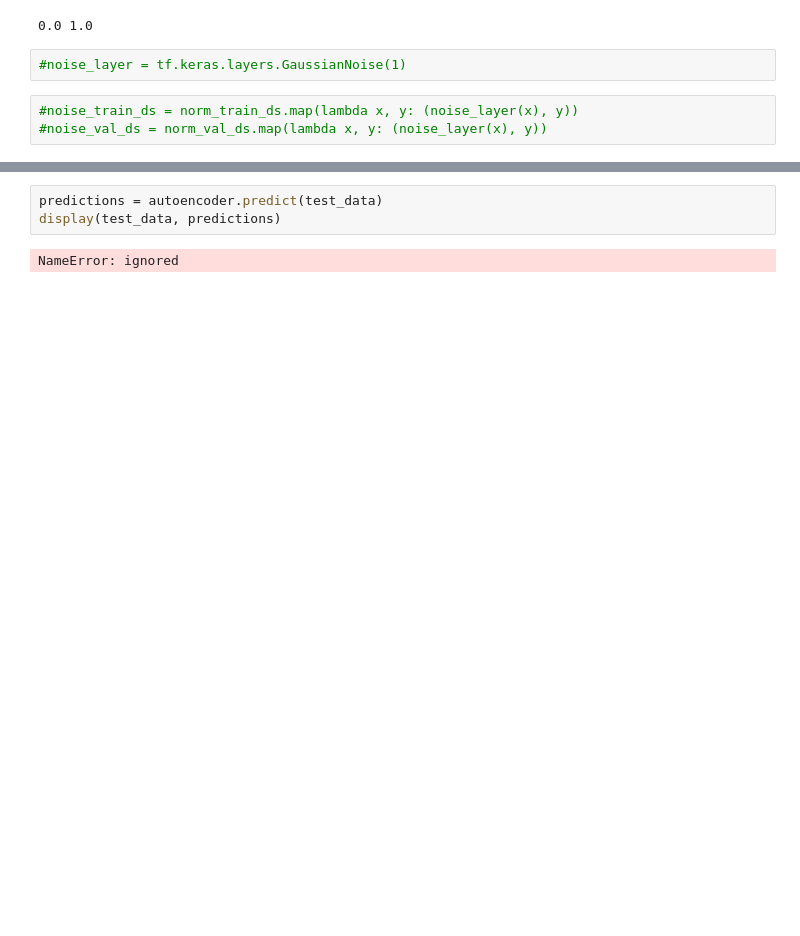
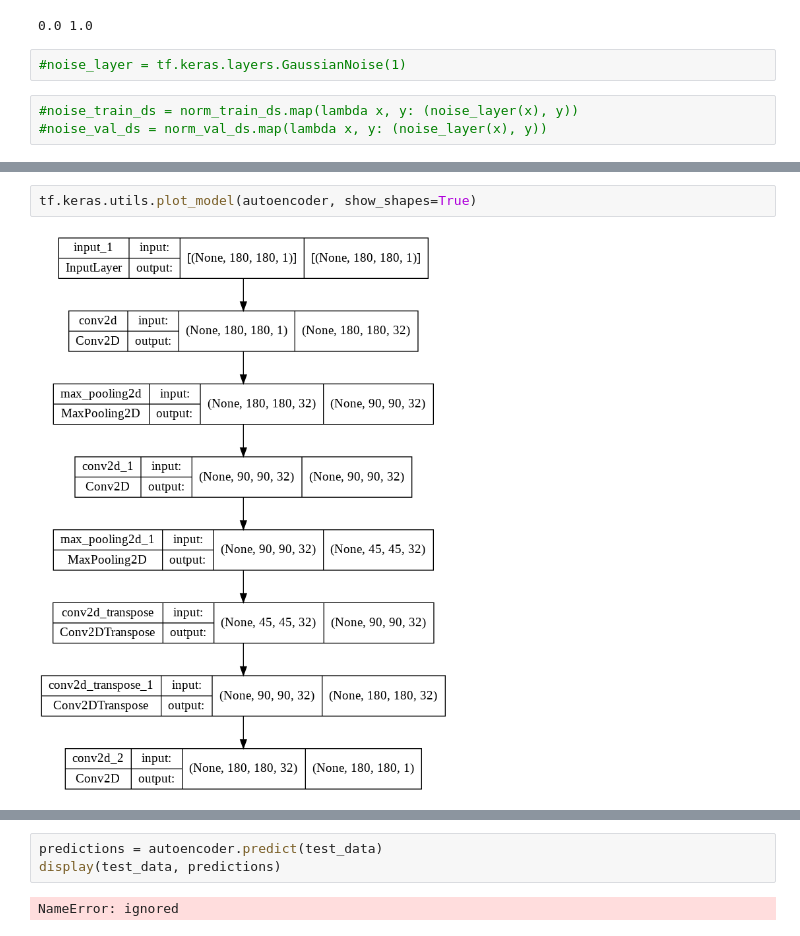
Before and after one commit to manuel-suarez/denoising-tests, a Jupyter notebook: Convolutional_autoencoder_for_image_denoising_(flower).ipynb, the cells around one changed output, grey strips where cells are left out. Drawn from its saved outputs; the diff is of its cells as text; blank space fills up the shorter version.

```diff
--- a/Convolutional_autoencoder_for_image_denoising_(flower).ipynb
+++ b/Convolutional_autoencoder_for_image_denoising_(flower).ipynb
@@ -106,2 +105,6 @@ _________________________________________________________________
+# %%
+tf.keras.utils.plot_model(autoencoder, show_shapes=True)
+# %% [output]
+[figure, added]
 # %%
 autoencoder.fit(
```
Also changed, not shown: parts of 5 cells of this notebook.
